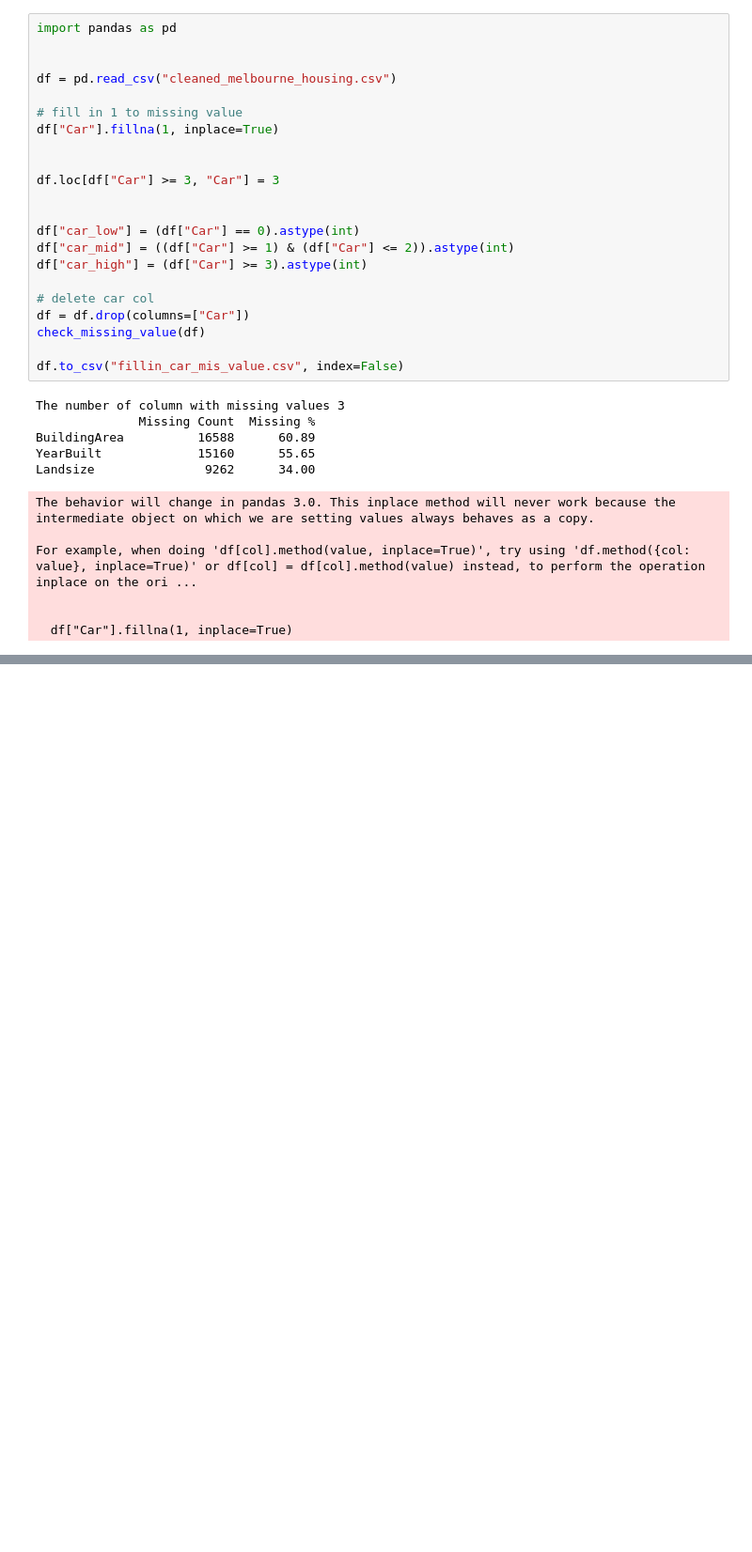
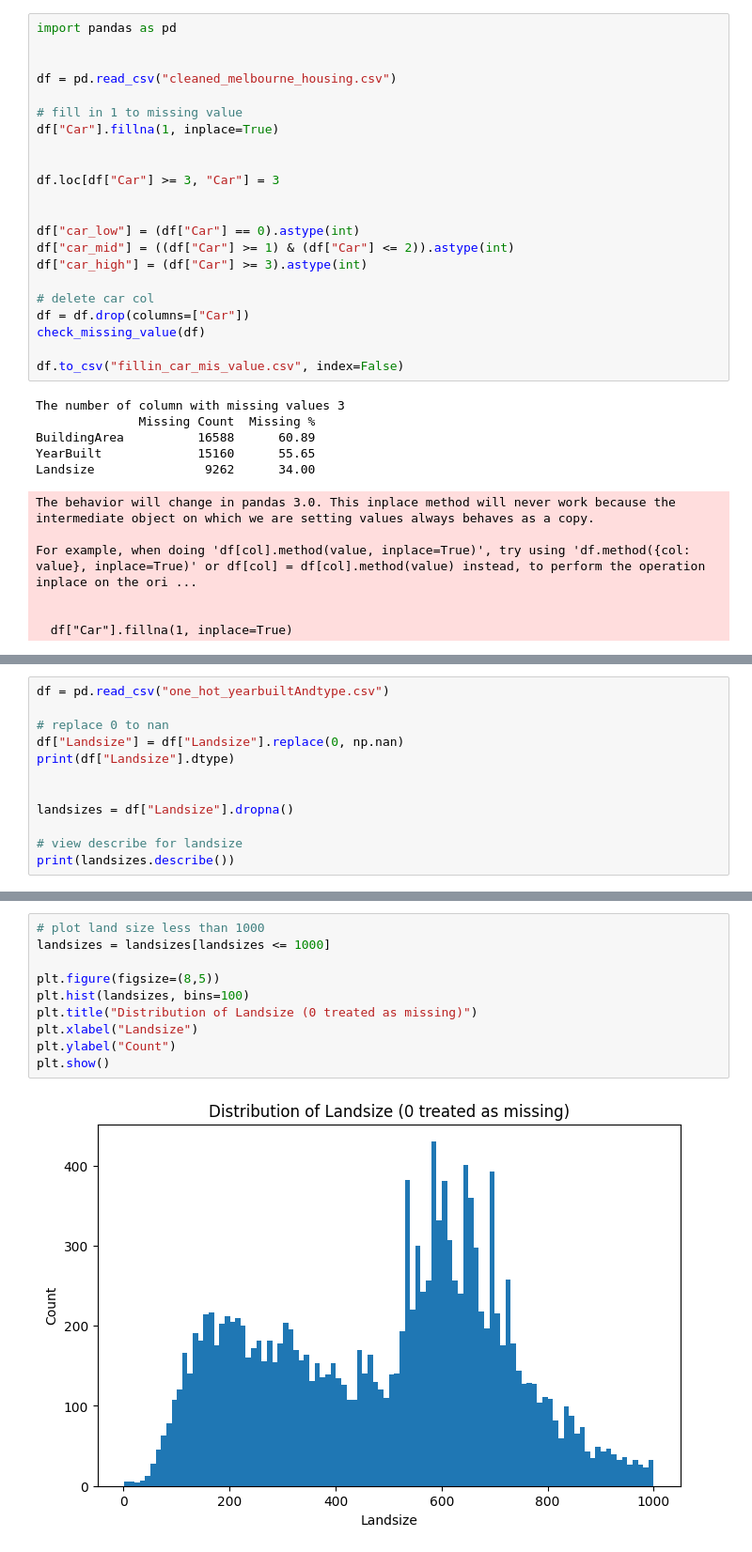
Before and after one commit to lzyixx/SML-Project, a Jupyter notebook: data_preprocessing.ipynb, the cells around one changed output, grey strips where cells are left out. Shown at 94% size. Cells and saved outputs as stored; diff of their text form; blank space fills up the shorter version.

```diff
--- a/data_preprocessing.ipynb
+++ b/data_preprocessing.ipynb
@@ -343,0 +491,12 @@ For example, when doing 'df[col].method(value, inplace=True)', try using 'df.met
+# %%
+df = pd.read_csv("one_hot_yearbuiltAndtype.csv")
+
+# replace 0 to nan
+df["Landsize"] = df["Landsize"].replace(0, np.nan)
+print(df["Landsize"].dtype)
+
+
+landsizes = df["Landsize"].dropna()
+
+# view describe for landsize
+print(landsizes.describe())
@@ -343,0 +514,12 @@ For example, when doing 'df[col].method(value, inplace=True)', try using 'df.met
+# %%
+# plot land size less than 1000
+landsizes = landsizes[landsizes <= 1000]
+
+plt.figure(figsize=(8,5))
+plt.hist(landsizes, bins=100)
+plt.title("Distribution of Landsize (0 treated as missing)")
+plt.xlabel("Landsize")
+plt.ylabel("Count")
+plt.show()
+# %% [output]
+[figure, added]
```
Also changed, not shown: parts of 9 cells of this notebook, 3 other files.
